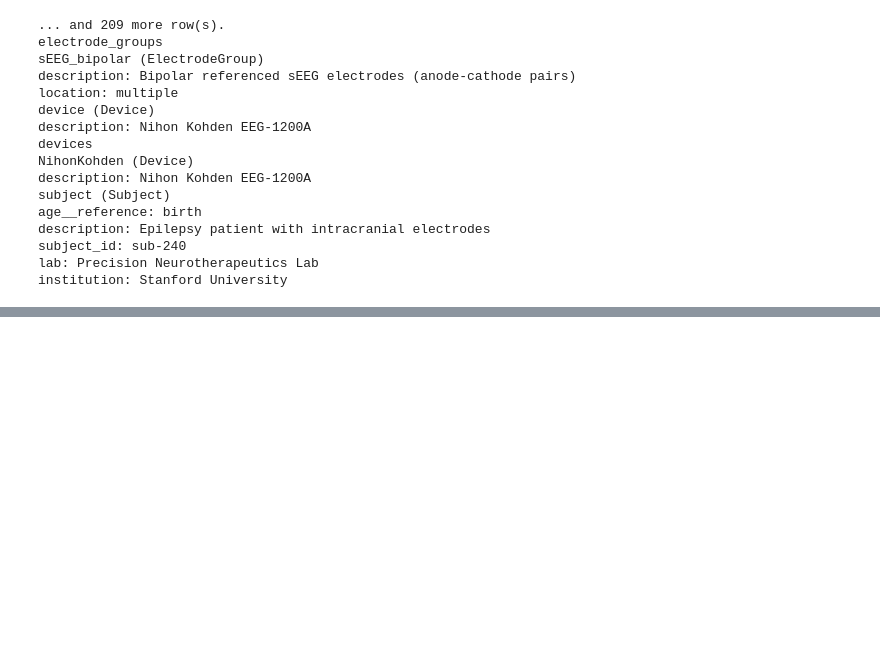
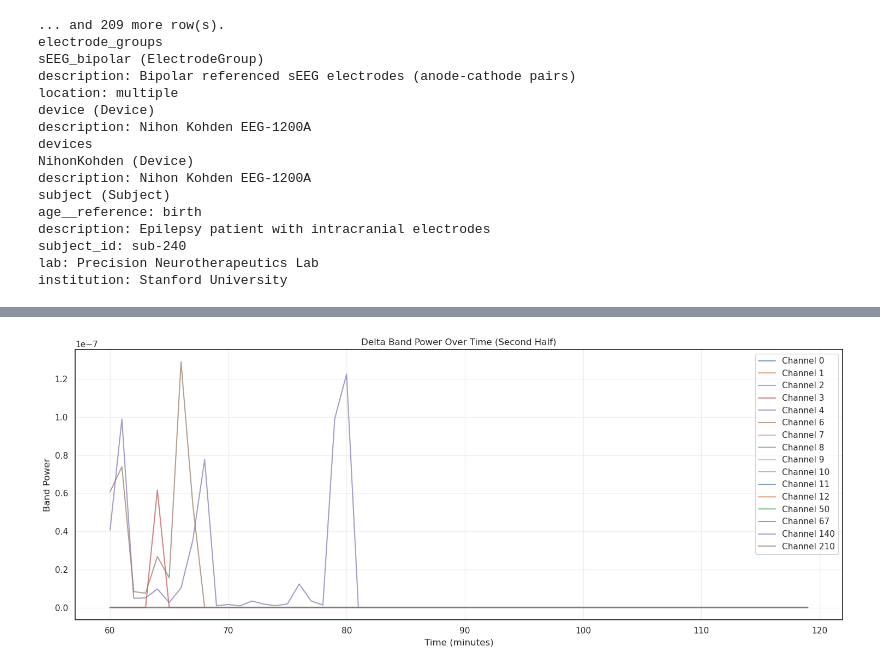
Before and after one commit to sabrasisler/iEEG_EHR_Analysis, a Jupyter notebook: explore_pain_scores.ipynb, the cells around one changed output, grey strips where cells are left out. Drawn from its saved outputs; the diff is of its cells as text; code cells hidden in the pictures; blank space fills up the shorter version.

```diff
--- a/explore_pain_scores.ipynb
+++ b/explore_pain_scores.ipynb
@@ -630,0 +279,89 @@ print("\nNWB file closed")
+# %%
+# %%
+# Load band power data
+band_power_series = nwb.processing['ecephys']["band_power"]
+band_power_data = band_power_series.data[:]
+
+# Check if timestamps exist, otherwise use starting_time and rate
+if band_power_series.timestamps is not None:
+    band_power_timestamps = band_power_series.timestamps[:]
+else:
+    # Reconstruct timestamps from starting_time and rate
+    starting_time = band_power_series.starting_time
+    rate = band_power_series.rate
+    n_timepoints = band_power_data.shape[0]
+    band_power_timestamps = starting_time + np.arange(n_timepoints) / rate
+    print(f"Reconstructed timestamps from starting_time={starting_time} and rate={rate} Hz")
+
+# Get the midpoint index for the second half
+midpoint_idx = band_power_data.shape[0] // 2
+
+# Slice to get only second half
+band_power_data = band_power_data[midpoint_idx:, :, :]
+band_power_timestamps = band_power_timestamps[midpoint_idx:]
+
+print(f"Band power shape (second half): {band_power_data.shape}")
+print(f"  Timepoints: {band_power_data.shape[0]}")
+print(f"  Channels: {band_power_data.shape[1]}")
+print(f"  Frequency bands: {band_power_data.shape[2]}")
+print(f"\nTime range: {band_power_timestamps[0]:.2f} to {band_power_timestamps[-1]:.2f} seconds")
+
+# Convert to minutes
+time_minutes = band_power_timestamps / 60
+
+# %%
+# Define frequency bands
+band_names = ['delta', 'theta', 'alpha', 'beta', 'gamma', 'high_gamma']
+
+# Select channels to plot
+channels_to_plot = [0, 1, 2, 3, 4, 6,7,8,9,10,11,12,50,67,140,210]  # First 5 channels
+
+# %%
+# Plot 1: Each frequency band showing multiple channels
+for band_idx, band_name in enumerate(band_names):
+    plt.figure(figsize=(15, 6))
+    for ch_idx in channels_to_plot:
+        channel_band_data = band_power_data[:, ch_idx, band_idx]
+        plt.plot(time_minutes, channel_band_data, label=f'Channel {ch_idx}', alpha=0.7)
+    plt.xlabel('Time (minutes)')
+    plt.ylabel('Band Power')
+    plt.title(f'{band_name.capitalize()} Band Power Over Time (Second Half)')
+    plt.legend()
+    plt.grid(True, alpha=0.3)
+    plt.tight_layout()
+    plt.show()
+
+# %%
+# Plot 2: Single channel showing all frequency bands
+channel = 0
+plt.figure(figsize=(15, 6))
+for band_idx, band_name in enumerate(band_names):
+    channel_band_data = band_power_data[:, channel, band_idx]
+    plt.plot(time_minutes, channel_band_data, label=band_name.capitalize(), alpha=0.7)
+plt.xlabel('Time (minutes)')
+plt.ylabel('Band Power')
+plt.title(f'All Frequency Bands - Channel {channel} (Second Half)')
+plt.legend()
+plt.grid(True, alpha=0.3)
+plt.tight_layout()
+plt.show()
+
+# %%
+# Plot 3: Heatmap for a single channel (all bands over time)
+channel = 0
+plt.figure(figsize=(15, 6))
+plt.imshow(band_power_data[:, channel, :].T, aspect='auto', cmap='viridis',
+           extent=[time_minutes[0], time_minutes[-1], 0, len(band_names)])
+plt.colorbar(label='Band Power')
+plt.yticks(np.arange(len(band_names)) + 0.5, [b.capitalize() for b in band_names])
+plt.xlabel('Time (minutes)')
+plt.ylabel('Frequency Band')
+plt.title(f'Band Power Heatmap - Channel {channel} (Second Half)')
+plt.tight_layout()
+plt.show()
+
+# %%
+# Close NWB file
+io.close()
+print("\nNWB file closed")
+# %% [output]
@@ -630,0 +375 @@ print("\nNWB file closed")
+[figure, added]
```
Also changed, not shown: parts of 7 cells of this notebook.
